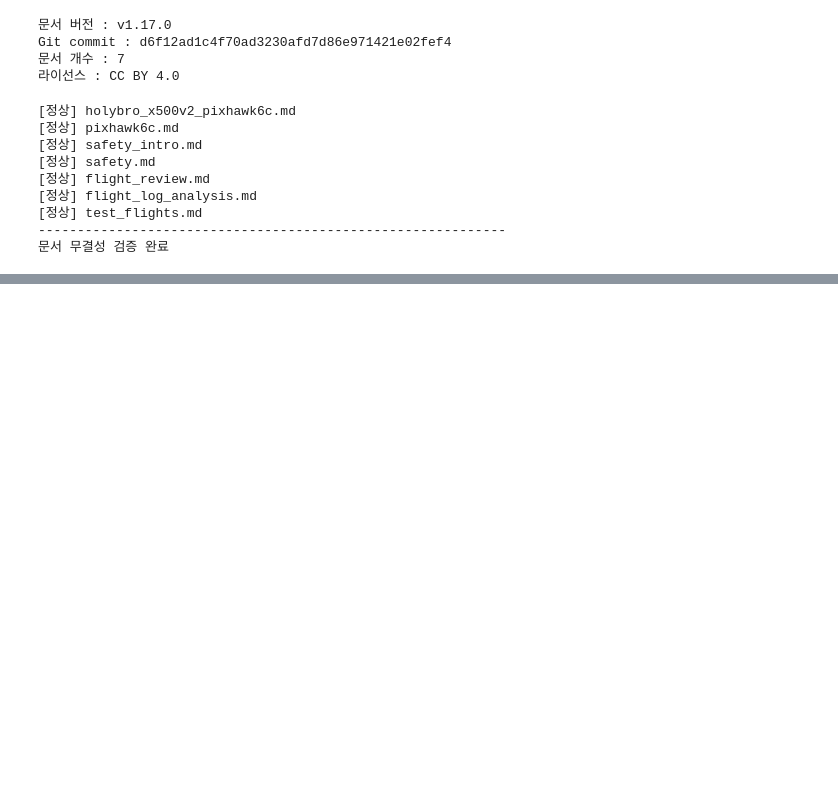
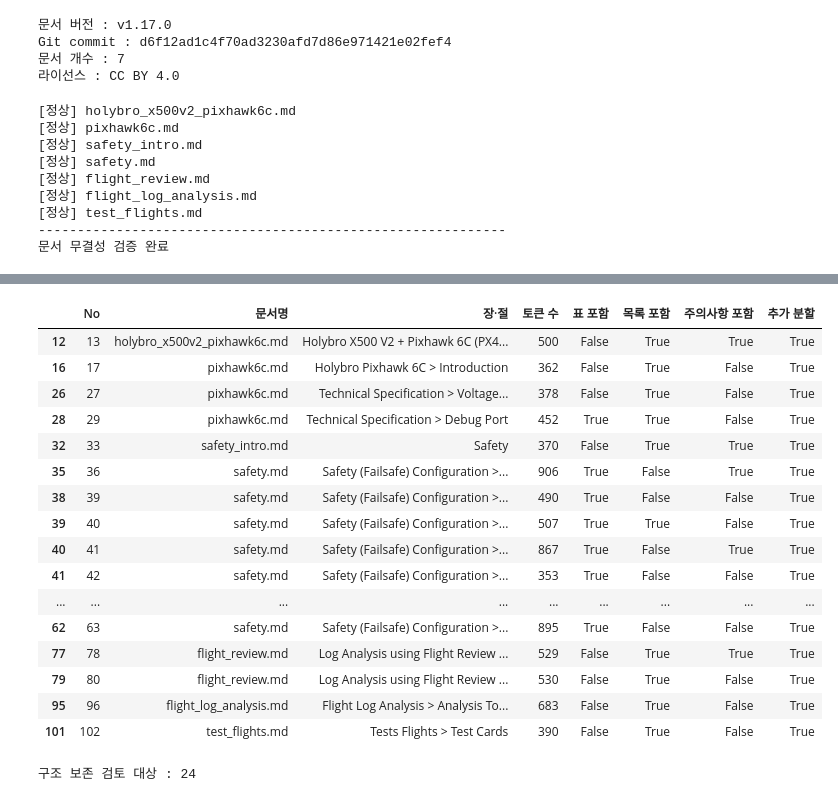
Before and after one commit to Phils-dev/RAG_Homework, a Jupyter notebook: PX4_RAG.ipynb, the cells around one changed output, grey strips where cells are left out. Cells and saved outputs as stored; diff of their text form; code cells hidden in the pictures; blank space fills up the shorter version.

```diff
--- a/PX4_RAG.ipynb
+++ b/PX4_RAG.ipynb
@@ -574,0 +778,23 @@ print("문서 무결성 검증 완료")
+# %%
+
+# 토크나이저 설정
+tokenizer = AutoTokenizer.from_pretrained(
+    EMBEDDING_MODEL
+)
+
+# 토큰 수 계산 함수 정의
+def count_tokens(text):
+
+    return len(tokenizer.encode(
+        text,
+        add_special_tokens=False,
+        truncation=False,
+        verbose=False
+    ))
+
+# 토크나이저 설정 결과 출력
+# Hugging Face 관련 warning은 인증 토큰(HF_TOKEN) 없이 접속하여 발생하는 경고 (무시)
+print("토크나이저 :", EMBEDDING_MODEL)
+print("최대 입력 토큰 :", tokenizer.model_max_length)
+print("목표 청크 크기 :", CHUNK_SIZE)
+print("청크 중복 크기 :", CHUNK_OVERLAP)
@@ -574,0 +984,35 @@ print("문서 무결성 검증 완료")
+# %%
+
+# 구조적 요소가 포함된 추가 분할 대상 추출
+df_review_sections = df_sections[
+    df_sections["추가 분할"] &
+    (
+        df_sections["표 포함"] |
+        df_sections["목록 포함"] |
+        df_sections["주의사항 포함"]
+    )
+]
+
+# 추가 검토 대상 출력
+display(df_review_sections)
+
+print("구조 보존 검토 대상 :", len(df_review_sections))
+# %% [output]
+|  | No | 문서명 | 장·절 | 토큰 수 | 표 포함 | 목록 포함 | 주의사항 포함 | 추가 분할 |
+| 12 | 13 | holybro_x500v2_pixhawk6c.md | Holybro X500 V2 + Pixhawk 6C (PX4... | 500 | False | True | True | True |
+| 16 | 17 | pixhawk6c.md | Holybro Pixhawk 6C > Introduction | 362 | False | True | False | True |
+| 26 | 27 | pixhawk6c.md | Technical Specification > Voltage... | 378 | False | True | False | True |
+| 28 | 29 | pixhawk6c.md | Technical Specification > Debug Port | 452 | True | True | False | True |
+| 32 | 33 | safety_intro.md | Safety | 370 | False | True | True | True |
+| 35 | 36 | safety.md | Safety (Failsafe) Configuration >... | 906 | True | False | True | True |
+| 38 | 39 | safety.md | Safety (Failsafe) Configuration >... | 490 | True | False | False | True |
+| 39 | 40 | safety.md | Safety (Failsafe) Configuration >... | 507 | True | True | False | True |
+| 40 | 41 | safety.md | Safety (Failsafe) Configuration >... | 867 | True | False | True | True |
+| 41 | 42 | safety.md | Safety (Failsafe) Configuration >... | 353 | True | False | False | True |
+| ... | ... | ... | ... | ... | ... | ... | ... | ... |
+| 62 | 63 | safety.md | Safety (Failsafe) Configuration >... | 895 | True | False | False | True |
+| 77 | 78 | flight_review.md | Log Analysis using Flight Review ... | 529 | False | True | True | True |
+| 79 | 80 | flight_review.md | Log Analysis using Flight Review ... | 530 | False | True | False | True |
+| 95 | 96 | flight_log_analysis.md | Flight Log Analysis > Analysis To... | 683 | False | True | False | True |
+| 101 | 102 | test_flights.md | Tests Flights > Test Cards | 390 | False | True | False | True |
+구조 보존 검토 대상 : 24
```
Also changed, not shown: parts of 9 cells of this notebook.
